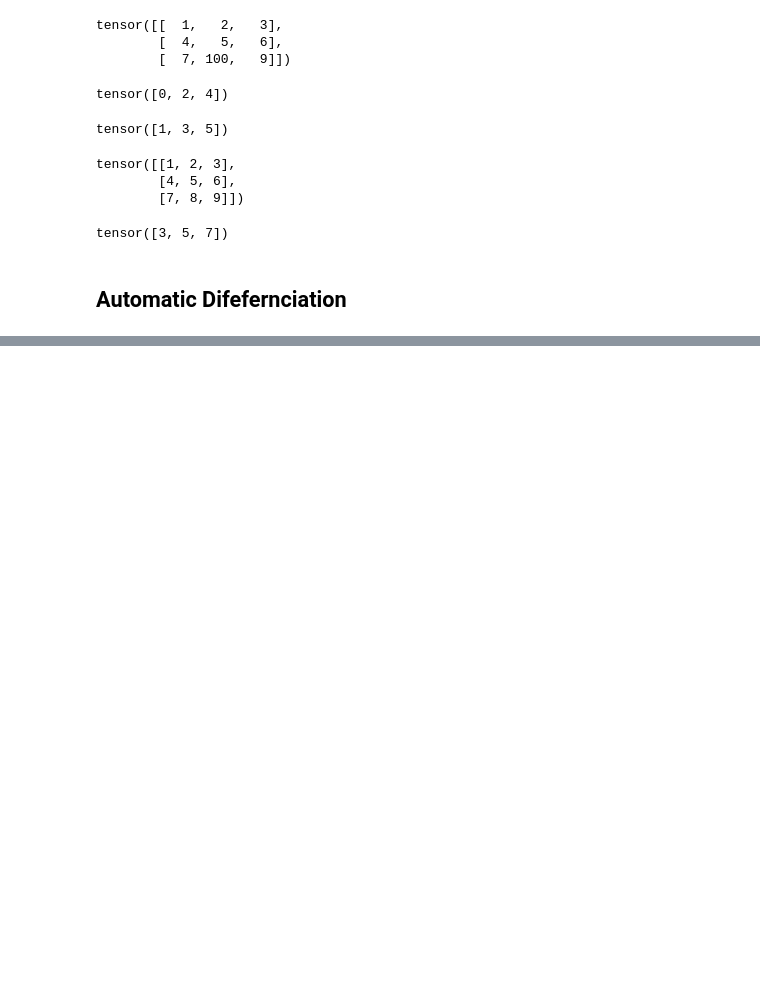
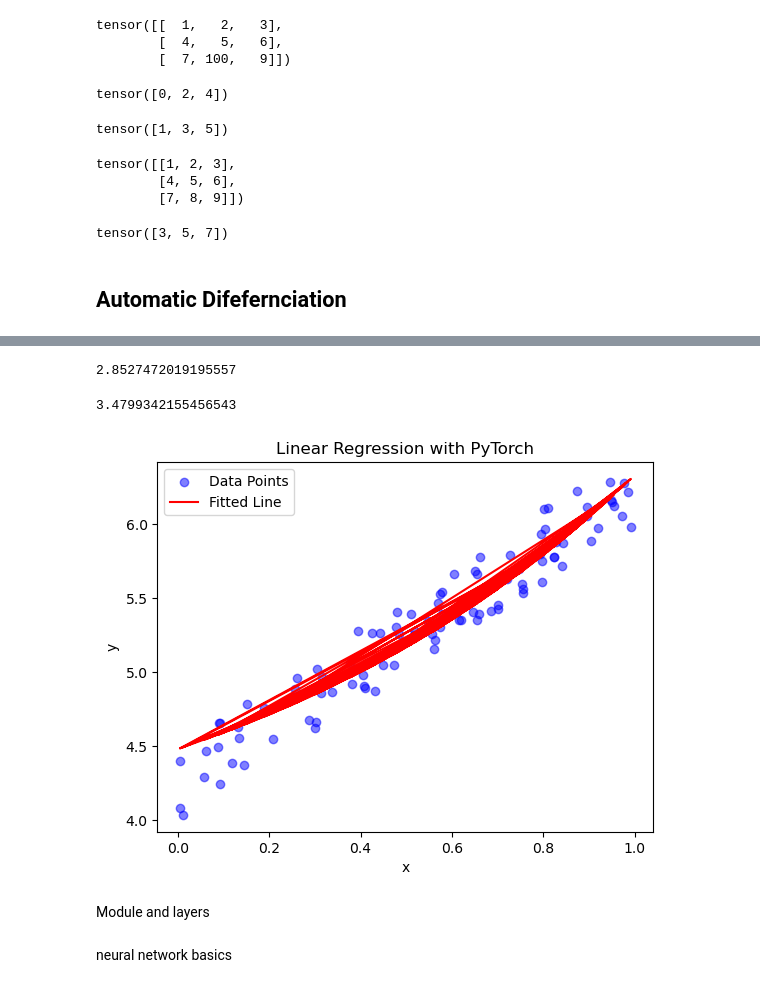
Before and after one commit to mahfuzur-mafu/Deep-Learning-With-PyTorch, a Jupyter notebook: main.ipynb, the cells around one changed output, grey strips where cells are left out. Cells and saved outputs as stored; diff of their text form; code cells hidden in the pictures; blank space fills up the shorter version.

```diff
--- a/main.ipynb
+++ b/main.ipynb
@@ -396,0 +549,2 @@ x = torch.tensor([])
+# %%
+y = true_w * x+true_b+torch.rand(n_samples,1)*0.5
@@ -396,0 +571,4 @@ x = torch.tensor([])
+# %%
+w=torch.randn(1,requires_grad=True)
+# %%
+b= torch.randn(1,requires_grad=True)
@@ -396,0 +583,3 @@ x = torch.tensor([])
+# %%
+def linear_model(x):
+    return w**x +b
@@ -396,0 +640,8 @@ x = torch.tensor([])
+# %%
+w.item()
+# %% [output]
+2.8527472019195557
+# %%
+b.item()
+# %% [output]
+3.4799342155456543
@@ -396,0 +650,15 @@ x = torch.tensor([])
+# %%
+plt.scatter(x.numpy(), y.numpy(), label="Data Points", color="blue", alpha=0.5)
+
+plt.plot(x.numpy(), linear_model(x).detach().numpy(), label="Fitted Line", color="red")
+
+plt.xlabel("x")
+plt.ylabel("y")
+plt.title("Linear Regression with PyTorch")
+
+plt.legend()
+plt.show()
+# %% [output]
+[figure, added]
+# %% [markdown]
+Module and layers
@@ -396,0 +682,2 @@ x = torch.tensor([])
+# %% [markdown]
+neural network basics
```
Also changed, not shown: parts of 69 cells of this notebook, 1 other file.
